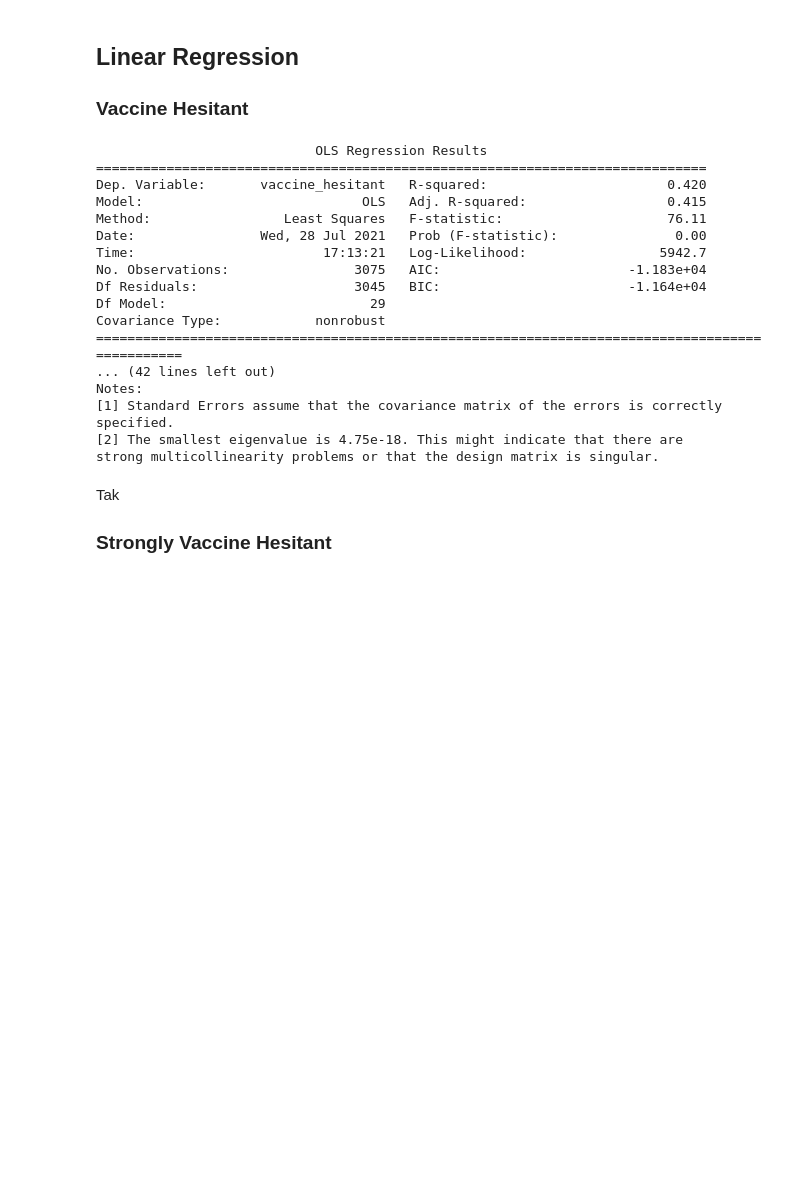
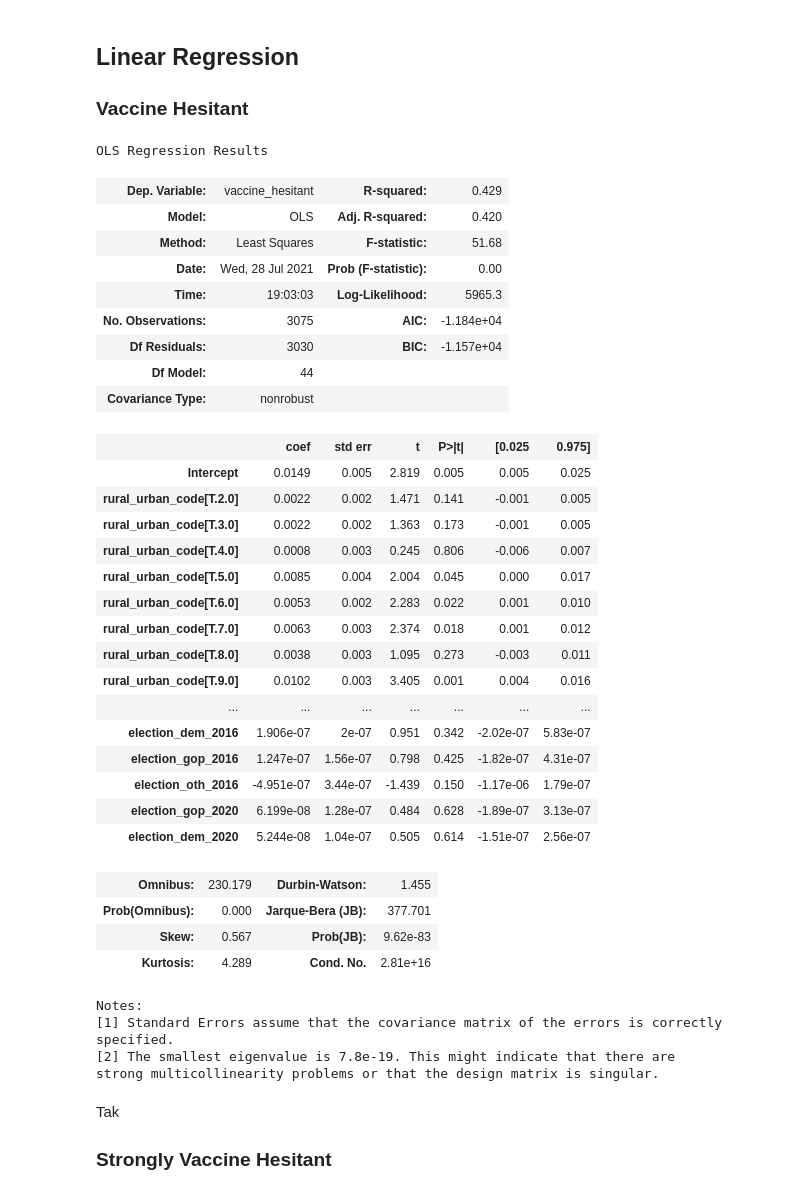
Before and after one commit to kuruparans/covid19-vaccine-hesitancy-analysis, a Jupyter notebook: statistical-modelling.ipynb, the cells around one changed output. Saved outputs shown, nothing was run; the diff lists cells and outputs as text; code cells hidden in the pictures; blank space fills up the shorter version.

Commit message:
Clean up modelling code

```diff
--- a/statistical-modelling.ipynb
+++ b/statistical-modelling.ipynb
@@ -60,28 +60,43 @@ lambda_vaccine_hesitant, lambda_vaccine_hesitant_strong
 ## Linear Regression
 ### Vaccine Hesitant
 # %%
-formula_hesitant = 'vaccine_hesitant ~ ethnicity_white + ethnicity_hispanic + ethnicity_black + ethnicity_asian + ethnicity_native + ethnicity_hawaiian + population + birth_rate + unemployment + rural_urban_code + median_income + education_high_school_only + education_bachelors_degree + religion_total + religion_evangelical + religion_mainline_protestant + election_democrat_wins + election_republican_wins + election_total_2008 + election_dem_2008 + election_gop_2008 + election_oth_2008 + election_total_2012 + election_dem_2012 + election_gop_2012 + election_oth_2012 + election_total_2016 + election_dem_2016 + election_gop_2016 + election_oth_2016 + election_gop_2020 + election_dem_2020'
-model_hesitant = sm.ols(formula=formula_hesitant, data=df)
-fitted_hesitant = model_hesitant.fit()
-print(fitted_hesitant.summary())
+fitted_model_hesitant = sm.ols(formula='vaccine_hesitant ~ ethnicity_white + ethnicity_hispanic + ethnicity_black + ethnicity_asian + ethnicity_native + ethnicity_hawaiian + population + birth_rate + unemployment + rural_urban_code + urban_influence_code + median_income + education_high_school_only + education_bachelors_degree + religion_total + religion_evangelical + religion_mainline_protestant + election_democrat_wins + election_republican_wins + election_total_2008 + election_dem_2008 + election_gop_2008 + election_oth_2008 + election_total_2012 + election_dem_2012 + election_gop_2012 + election_oth_2012 + election_total_2016 + election_dem_2016 + election_gop_2016 + election_oth_2016 + election_gop_2020 + election_dem_2020', data=df).fit()
+fitted_model_hesitant.summary()
 # %% [output]
-                            OLS Regression Results
-==============================================================================
-Dep. Variable:       vaccine_hesitant   R-squared:                       0.420
-Model:                            OLS   Adj. R-squared:                  0.415
-Method:                 Least Squares   F-statistic:                     76.11
-Date:                Wed, 28 Jul 2021   Prob (F-statistic):               0.00
-Time:                        17:13:21   Log-Likelihood:                 5942.7
-No. Observations:                3075   AIC:                        -1.183e+04
-Df Residuals:                    3045   BIC:                        -1.164e+04
-Df Model:                          29
-Covariance Type:            nonrobust
-================================================================================================
-... (42 lines left out)
-Notes:
-[1] Standard Errors assume that the covariance matrix of the errors is correctly specified.
-[2] The smallest eigenvalue is 4.75e-18. This might indicate that there are
-strong multicollinearity problems or that the design matrix is singular.
+OLS Regression Results
+| Dep. Variable: | vaccine_hesitant | R-squared: | 0.429 |
+| Model: | OLS | Adj. R-squared: | 0.420 |
+| Method: | Least Squares | F-statistic: | 51.68 |
+| Date: | Wed, 28 Jul 2021 | Prob (F-statistic): | 0.00 |
+| Time: | 19:03:03 | Log-Likelihood: | 5965.3 |
+| No. Observations: | 3075 | AIC: | -1.184e+04 |
+| Df Residuals: | 3030 | BIC: | -1.157e+04 |
+| Df Model: | 44 |  |  |
+| Covariance Type: | nonrobust |  |  |
+|  | coef | std err | t | P>|t| | [0.025 | 0.975] |
+| Intercept | 0.0149 | 0.005 | 2.819 | 0.005 | 0.005 | 0.025 |
+| rural_urban_code[T.2.0] | 0.0022 | 0.002 | 1.471 | 0.141 | -0.001 | 0.005 |
+| rural_urban_code[T.3.0] | 0.0022 | 0.002 | 1.363 | 0.173 | -0.001 | 0.005 |
+| rural_urban_code[T.4.0] | 0.0008 | 0.003 | 0.245 | 0.806 | -0.006 | 0.007 |
+| rural_urban_code[T.5.0] | 0.0085 | 0.004 | 2.004 | 0.045 | 0.000 | 0.017 |
+| rural_urban_code[T.6.0] | 0.0053 | 0.002 | 2.283 | 0.022 | 0.001 | 0.010 |
+| rural_urban_code[T.7.0] | 0.0063 | 0.003 | 2.374 | 0.018 | 0.001 | 0.012 |
+| rural_urban_code[T.8.0] | 0.0038 | 0.003 | 1.095 | 0.273 | -0.003 | 0.011 |
+| rural_urban_code[T.9.0] | 0.0102 | 0.003 | 3.405 | 0.001 | 0.004 | 0.016 |
+| ... | ... | ... | ... | ... | ... | ... |
+| election_dem_2016 | 1.906e-07 | 2e-07 | 0.951 | 0.342 | -2.02e-07 | 5.83e-07 |
+| election_gop_2016 | 1.247e-07 | 1.56e-07 | 0.798 | 0.425 | -1.82e-07 | 4.31e-07 |
+| election_oth_2016 | -4.951e-07 | 3.44e-07 | -1.439 | 0.150 | -1.17e-06 | 1.79e-07 |
+| election_gop_2020 | 6.199e-08 | 1.28e-07 | 0.484 | 0.628 | -1.89e-07 | 3.13e-07 |
+| election_dem_2020 | 5.244e-08 | 1.04e-07 | 0.505 | 0.614 | -1.51e-07 | 2.56e-07 |
+| Omnibus: | 230.179 | Durbin-Watson: | 1.455 |
+| Prob(Omnibus): | 0.000 | Jarque-Bera (JB): | 377.701 |
+| Skew: | 0.567 | Prob(JB): | 9.62e-83 |
+| Kurtosis: | 4.289 | Cond. No. | 2.81e+16 |
+Notes:
+[1] Standard Errors assume that the covariance matrix of the errors is correctly specified.
+[2] The smallest eigenvalue is 7.8e-19. This might indicate that there are
+strong multicollinearity problems or that the design matrix is singular.
 # %% [markdown]
 Tak
 
```
Also changed, not shown: parts of 2 cells of this notebook.
